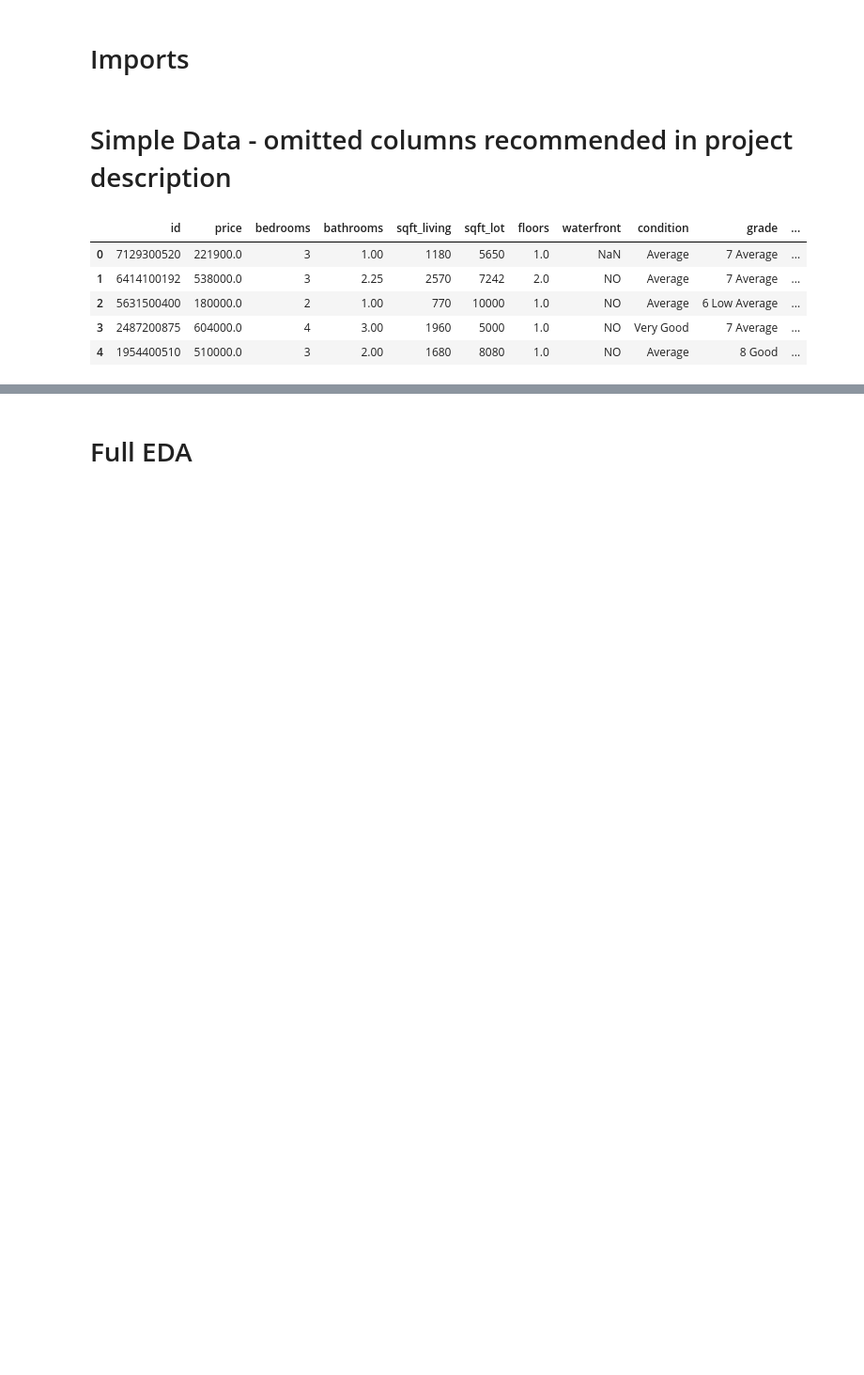
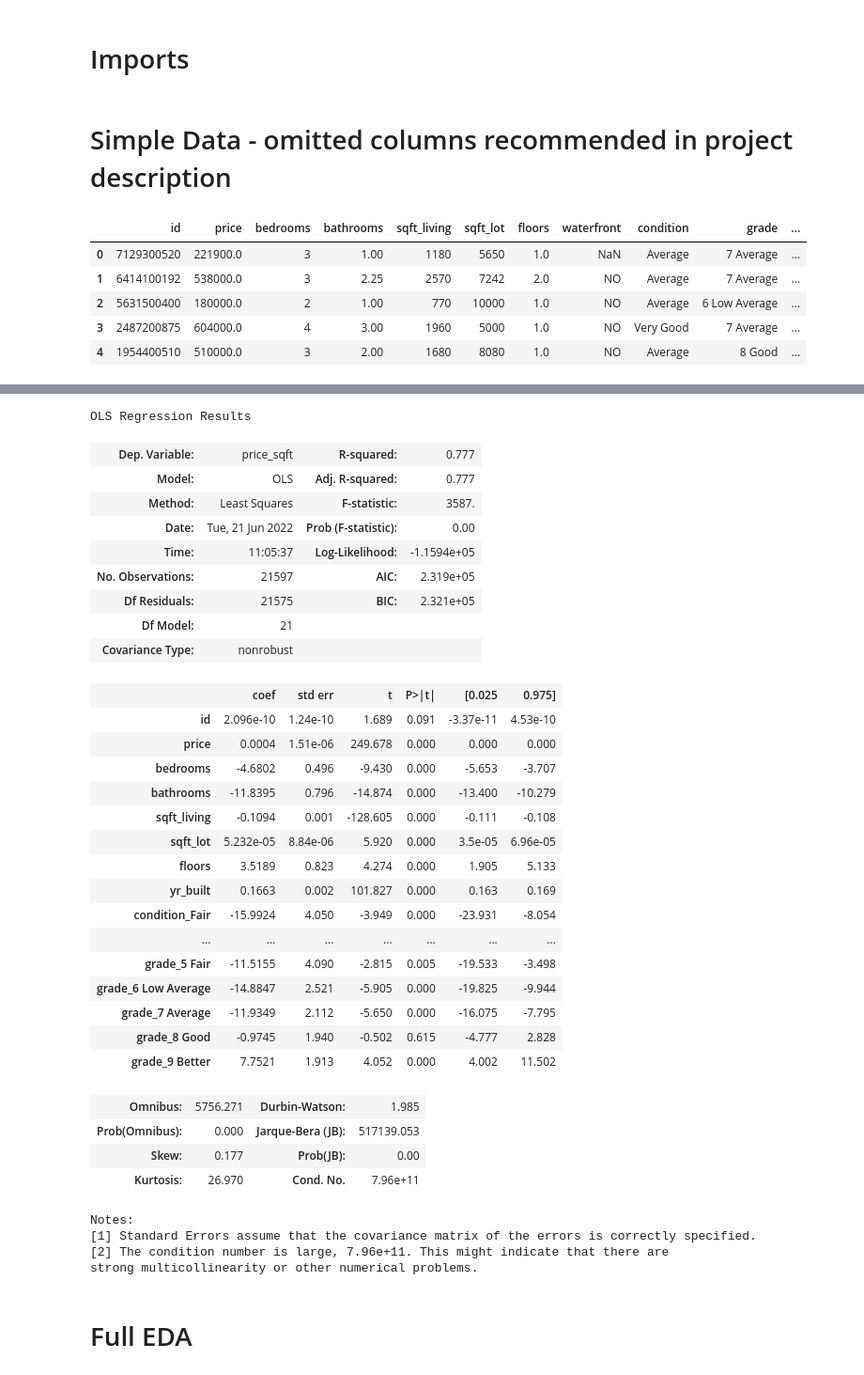
Before and after one commit to ThomasHChapman/P2-SeattleHousing, a Jupyter notebook: working_notebooks/tom_working.ipynb, the cells around one changed output, grey strips where cells are left out. Shown: that part at 94% size. Saved outputs shown, nothing was run; the diff lists cells and outputs as text; code cells hidden in the pictures; blank space fills up the shorter version.

```diff
--- a/working_notebooks/tom_working.ipynb
+++ b/working_notebooks/tom_working.ipynb
@@ -74,0 +88,4 @@ simple_housing.head()
+# %%
+# drop waterfront & confirm no NaNs
+simple_housing = simple_housing.drop(columns='waterfront')
+simple_housing.isna().sum()
@@ -95,0 +116,5 @@ memory usage: 1.8+ MB
+# %%
+# Identify catgeorical values & create new df with only the categorical columns.
+categoricals = ['condition','grade']
+cat_df = simple_housing[categoricals]
+cat_df.head()
@@ -95,0 +128,7 @@ memory usage: 1.8+ MB
+# %%
+# OneHot encoding for categorical variables. Drop first column to avoid perfect multicolinearity.
+ohe = OneHotEncoder(drop='first')
+categorical_cats = ohe.fit_transform(cat_df)
+categorical_cats.todense()
+categorical_df = pd.DataFrame(categorical_cats.todense(), columns=ohe.get_feature_names(categoricals))
+categorical_df.head()
@@ -95,0 +149,4 @@ memory usage: 1.8+ MB
+# %%
+# Drop origical categorical columns, concatenate encoded columns.
+data = simple_housing.drop(columns=categoricals)
+kc_encoded = pd.concat([data.reset_index(drop=True), categorical_df.reset_index(drop=True)], axis=1)
@@ -96,3 +188,43 @@ memory usage: 1.8+ MB
+# %%
+X = kc_encoded.drop(columns=['price_sqft'])
+y = kc_encoded['price_sqft']
+model = sm.OLS(endog=y, exog=X).fit()
+model.summary()
+# %% [output]
+OLS Regression Results
+| Dep. Variable: | price_sqft | R-squared: | 0.777 |
+| Model: | OLS | Adj. R-squared: | 0.777 |
+| Method: | Least Squares | F-statistic: | 3587. |
+| Date: | Tue, 21 Jun 2022 | Prob (F-statistic): | 0.00 |
+| Time: | 11:05:37 | Log-Likelihood: | -1.1594e+05 |
+| No. Observations: | 21597 | AIC: | 2.319e+05 |
+| Df Residuals: | 21575 | BIC: | 2.321e+05 |
+| Df Model: | 21 |  |  |
+| Covariance Type: | nonrobust |  |  |
+|  | coef | std err | t | P>|t| | [0.025 | 0.975] |
+| id | 2.096e-10 | 1.24e-10 | 1.689 | 0.091 | -3.37e-11 | 4.53e-10 |
+| price | 0.0004 | 1.51e-06 | 249.678 | 0.000 | 0.000 | 0.000 |
+| bedrooms | -4.6802 | 0.496 | -9.430 | 0.000 | -5.653 | -3.707 |
+| bathrooms | -11.8395 | 0.796 | -14.874 | 0.000 | -13.400 | -10.279 |
+| sqft_living | -0.1094 | 0.001 | -128.605 | 0.000 | -0.111 | -0.108 |
+| sqft_lot | 5.232e-05 | 8.84e-06 | 5.920 | 0.000 | 3.5e-05 | 6.96e-05 |
+| floors | 3.5189 | 0.823 | 4.274 | 0.000 | 1.905 | 5.133 |
+| yr_built | 0.1663 | 0.002 | 101.827 | 0.000 | 0.163 | 0.169 |
+| condition_Fair | -15.9924 | 4.050 | -3.949 | 0.000 | -23.931 | -8.054 |
+| ... | ... | ... | ... | ... | ... | ... |
+| grade_5 Fair | -11.5155 | 4.090 | -2.815 | 0.005 | -19.533 | -3.498 |
+| grade_6 Low Average | -14.8847 | 2.521 | -5.905 | 0.000 | -19.825 | -9.944 |
+| grade_7 Average | -11.9349 | 2.112 | -5.650 | 0.000 | -16.075 | -7.795 |
+| grade_8 Good | -0.9745 | 1.940 | -0.502 | 0.615 | -4.777 | 2.828 |
+| grade_9 Better | 7.7521 | 1.913 | 4.052 | 0.000 | 4.002 | 11.502 |
+| Omnibus: | 5756.271 | Durbin-Watson: | 1.985 |
+| Prob(Omnibus): | 0.000 | Jarque-Bera (JB): | 517139.053 |
+| Skew: | 0.177 | Prob(JB): | 0.00 |
+| Kurtosis: | 26.970 | Cond. No. | 7.96e+11 |
+Notes:
+[1] Standard Errors assume that the covariance matrix of the errors is correctly specified.
+[2] The condition number is large, 7.96e+11. This might indicate that there are
+strong multicollinearity or other numerical problems.
 # %% [markdown]
 # Full EDA
 # %%
```
Also changed, not shown: parts of 44 cells of this notebook.
